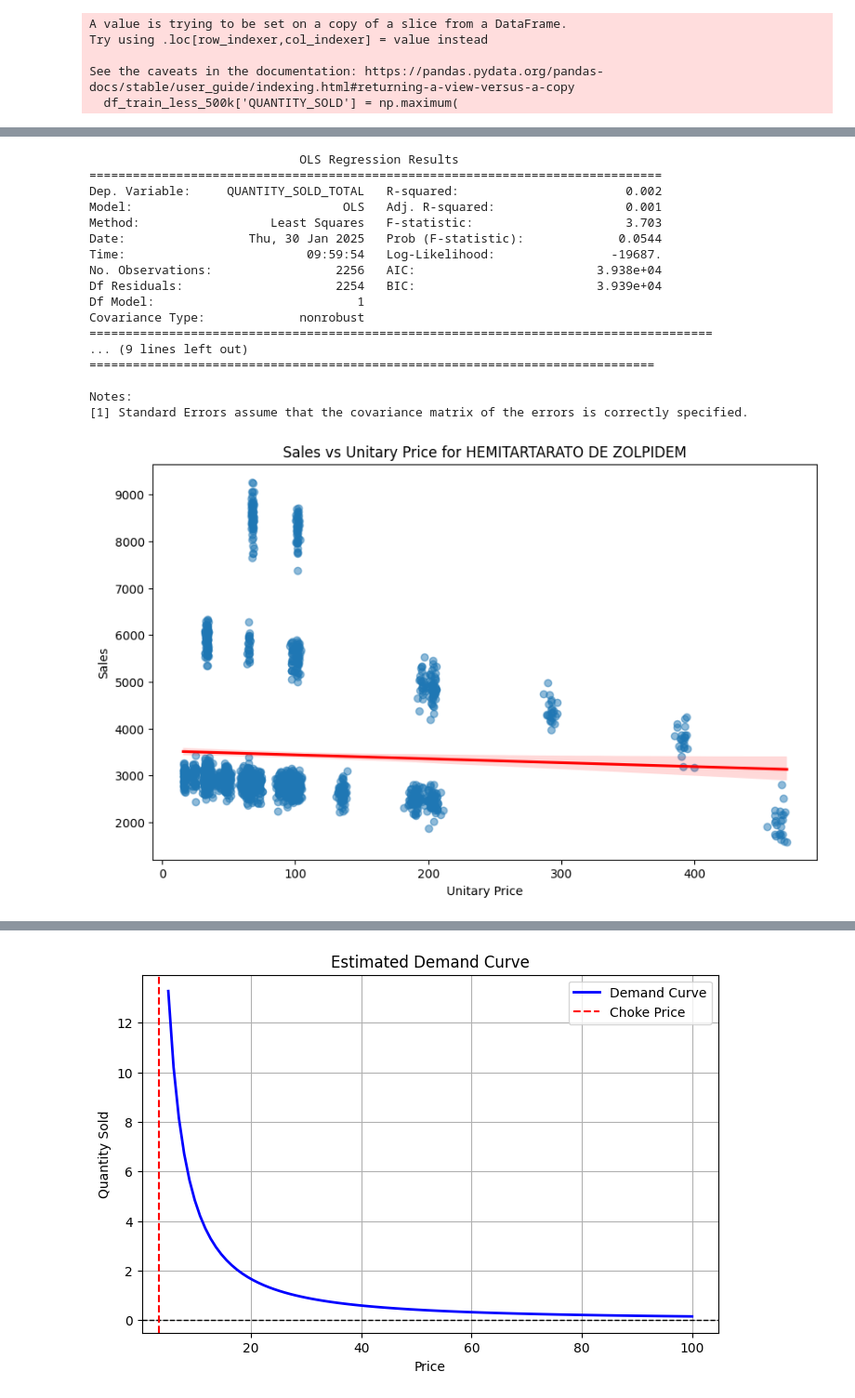
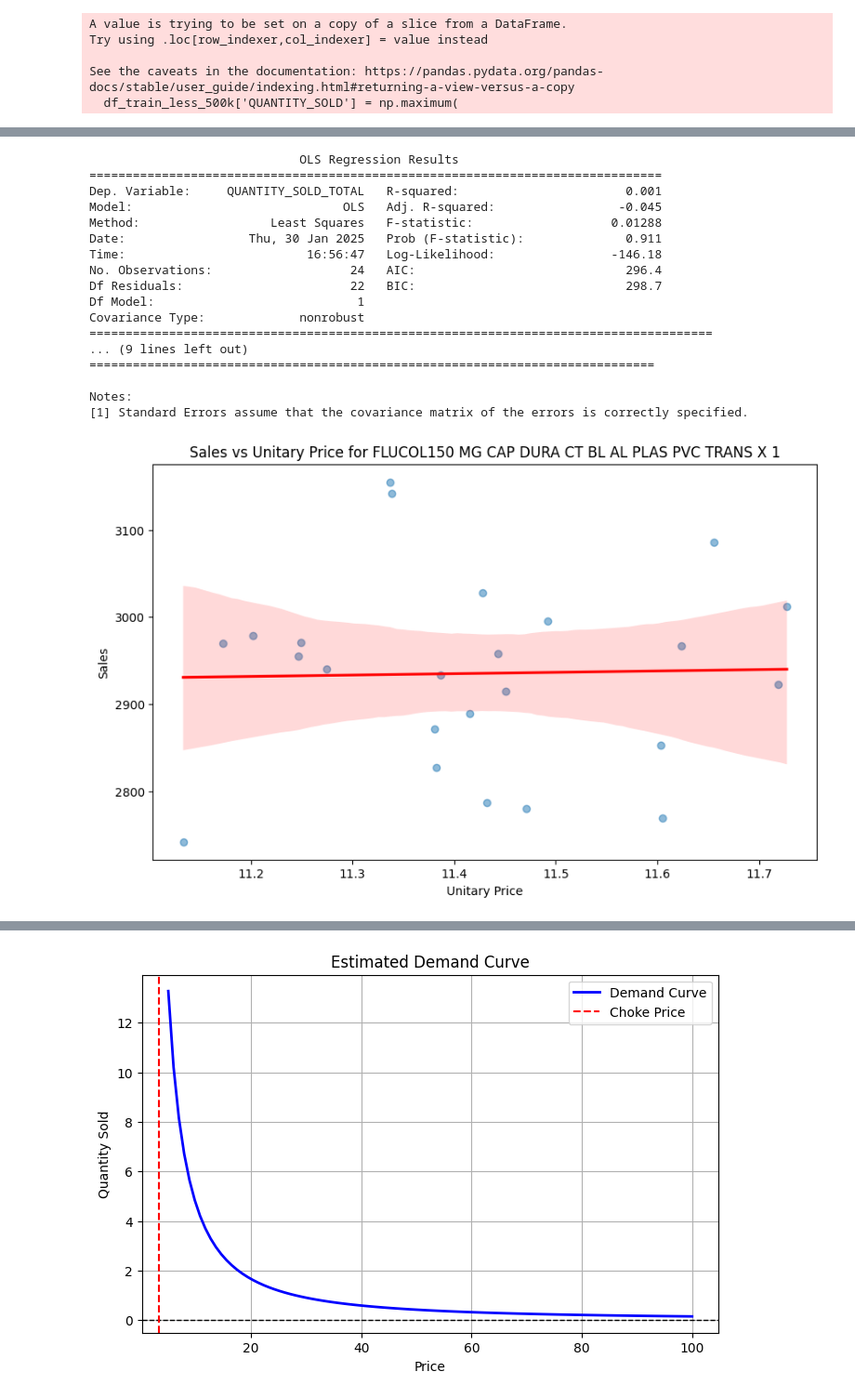
Before and after one commit to Jailsonrs/PricingSLM, a Jupyter notebook: models/modelling.ipynb, the cells around one changed output, grey strips where cells are left out. Shown: that part at 93% size. Cells and saved outputs as stored; diff of their text form; code cells hidden in the pictures.

```diff
--- a/models/modelling.ipynb
+++ b/models/modelling.ipynb
@@ -41,7 +38,7 @@ KeyError: 'QUANTITY_SOLD'
 intercept = 40
 error_std = 5
 product_slopes = pd.Series(
-    np.random.uniform(-1, 0.4, size = df_train_less_500k['PRODUTO'].nunique()),
+    np.random.uniform(-1, 0.01, size = df_train_less_500k['PRODUTO'].nunique()),
     index=df_train_less_500k['PRODUTO'].unique()
 )
 
@@ -67,7 +64,7 @@ See the caveats in the documentation: https://pandas.pydata.org/pandas-docs/stab
   df_train_less_500k['QUANTITY_SOLD'] = np.maximum(
 # %%
 df_train_less_500k["REVENUE"] = df_train_less_500k["UNITARY_PRICE"] * df_train_less_500k["QUANTITY_SOLD"]
-df_train_less_500k["PROFIT"] = (df_train_less_500k["UNITARY_PRICE"] - df_train_less_500k["PMC Sem Imposto"]) * df_train_less_500k["QUANTITY_SOLD"]
+df_train_less_500k["PROFIT"] = (df_train_less_500k["UNITARY_PRICE"] - df_train_less_500k["PF Sem Impostos"]) * df_train_less_500k["QUANTITY_SOLD"]
 df_train_less_500k
 # %% [output]
 A value is trying to be set on a copy of a slice from a DataFrame.
@@ -96,10 +93,11 @@ See the caveats in the documentation: https://pandas.pydata.org/pandas-docs/stab
 # %%
 df_train_less_500k_positive_sales = df_train_less_500k[df_train_less_500k['QUANTITY_SOLD']>0]
 # %%
-df_train_grouped = df_train_less_500k_positive_sales.groupby(["PRODUTO","PMC Sem Imposto","month","year","LABORATÓRIO", "CLASSE TERAPÊUTICA","TARJA"]).agg(
+df_train_grouped = df_train_less_500k_positive_sales.groupby(["PROD_KEY","APRESENTAÇÃO","PF Sem Impostos","PMC 0%","PMC 22%","month","year","CLASSE TERAPÊUTICA","TARJA"]).agg(
     UNITARY_PRICE_MEAN=("UNITARY_PRICE", "mean"),
     QUANTITY_SOLD_TOTAL=("QUANTITY_SOLD", "sum"),
     TOTAL_REVENUE=("REVENUE", "sum"),
     TOTAL_PROFIT = ("PROFIT", "sum")).reset_index()
 
-df_train_grouped[df_train_grouped['PRODUTO'] == 'TOLREST']
+df_train_grouped.sample(20).to_csv("../DATA/processed/keys_sample.csv", index=False)
+#df_train_grouped['PROD_KEY'].sample(20)
@@ -140,8 +120,8 @@ df_train_grouped.sample(20)
 # %%
 #Choose one product, for example, 'BAYCUTEN N'
 
-product_name = 'A SAÚDE DA MULHER'
-df_product = df_train_grouped[df_train_grouped['PRODUTO'] == product_name]
+product_name = 'FLUCOL150 MG CAP DURA CT BL AL PLAS PVC TRANS X 1'
+df_product = df_train_grouped[df_train_grouped['PROD_KEY'] == product_name]
 
 # Fit an OLS model
 model = sm.OLS(df_product['QUANTITY_SOLD_TOTAL'], sm.add_constant(df_product['UNITARY_PRICE_MEAN'])).fit()
@@ -168,7 +148,7 @@ See the caveats in the documentation: https://pandas.pydata.org/pandas-docs/stab
 # %%
 import seaborn as sns
-product_name = 'HEMITARTARATO DE ZOLPIDEM'
-df_product = df_train_grouped[df_train_grouped['PRODUTO'] == product_name]
+product_name = 'FLUCOL150 MG CAP DURA CT BL AL PLAS PVC TRANS X 1'
+df_product = df_train_grouped[df_train_grouped['PROD_KEY'] == product_name]
 
 # Check if data exists
 if df_product.empty:
@@ -177,41 +157,41 @@ if df_product.empty:
 # Fit OLS model
 X = sm.add_constant(df_product['UNITARY_PRICE_MEAN'])
 model = sm.OLS(df_product['QUANTITY_SOLD_TOTAL'], X).fit()
 
 # Print model diagnostics
 print(model.summary())
 
 # Plot
 plt.figure(figsize=(10, 6))
 sns.regplot(
     x=df_product['UNITARY_PRICE_MEAN'],
     y=df_product['QUANTITY_SOLD_TOTAL'],
     scatter_kws={'alpha': 0.5},
     line_kws={'color': 'red'}
 )
 plt.title(f'Sales vs Unitary Price for {product_name}')
 plt.xlabel('Unitary Price')
 plt.ylabel('Sales')
 plt.show()
 # %% [output]
                              OLS Regression Results
 ===============================================================================
-Dep. Variable:     QUANTITY_SOLD_TOTAL   R-squared:                       0.002
-Model:                             OLS   Adj. R-squared:                  0.001
-Method:                  Least Squares   F-statistic:                     3.703
-Date:                 Thu, 30 Jan 2025   Prob (F-statistic):             0.0544
-Time:                         09:59:54   Log-Likelihood:                -19687.
-No. Observations:                 2256   AIC:                         3.938e+04
-Df Residuals:                     2254   BIC:                         3.939e+04
+Dep. Variable:     QUANTITY_SOLD_TOTAL   R-squared:                       0.001
+Model:                             OLS   Adj. R-squared:                 -0.045
+Method:                  Least Squares   F-statistic:                   0.01288
+Date:                 Thu, 30 Jan 2025   Prob (F-statistic):              0.911
+Time:                         16:56:47   Log-Likelihood:                -146.18
+No. Observations:                   24   AIC:                             296.4
+Df Residuals:                       22   BIC:                             298.7
 Df Model:                            1
 Covariance Type:             nonrobust
 ======================================================================================
 ... (9 lines left out)
 ==============================================================================
 
 Notes:
 [1] Standard Errors assume that the covariance matrix of the errors is correctly specified.
-[figure, old version]
+[figure, new version]
 # %%
 import pandas as pd
 import numpy as np
```
Also changed, not shown: parts of 16 cells of this notebook, 8 other files.
